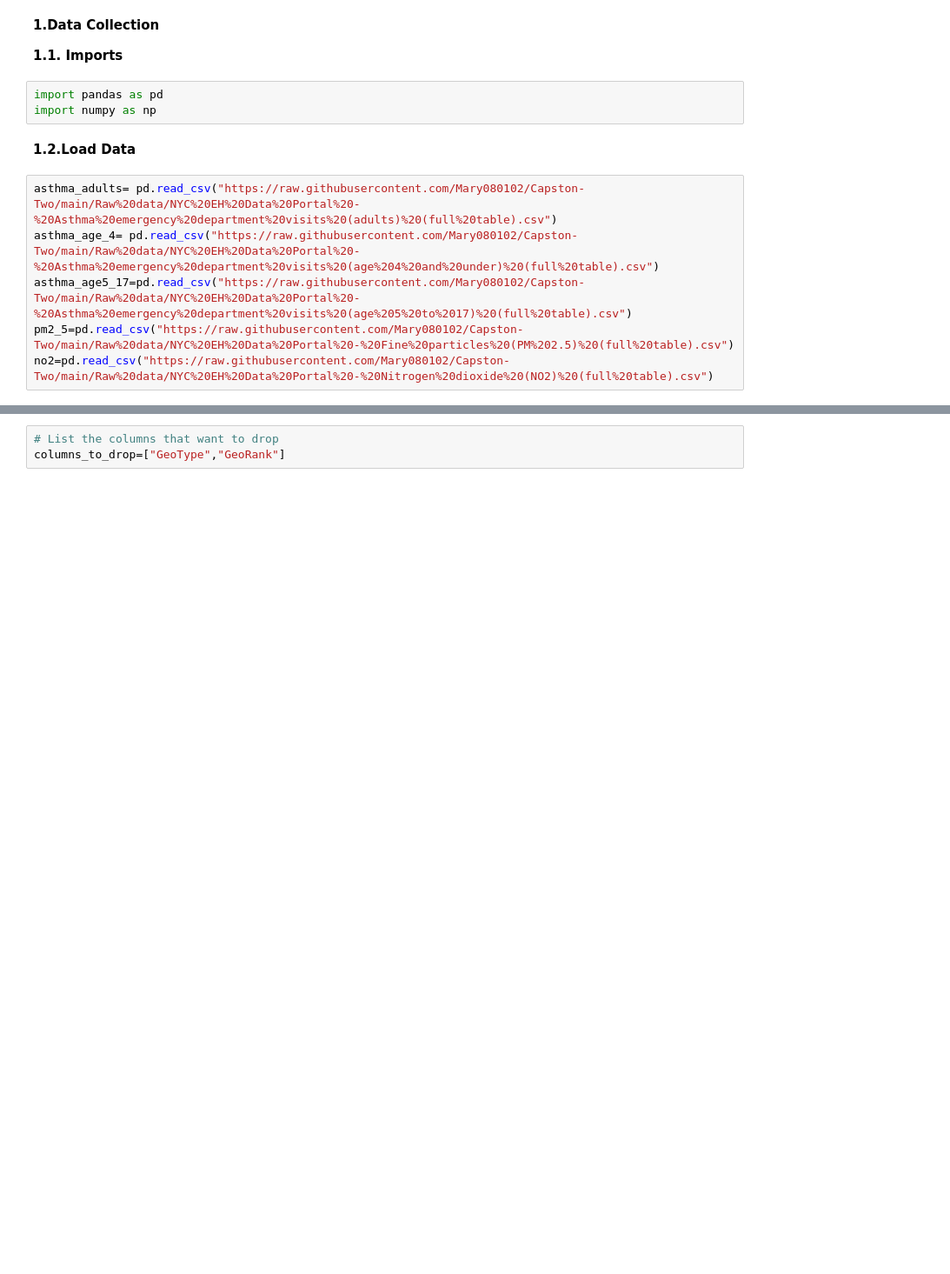
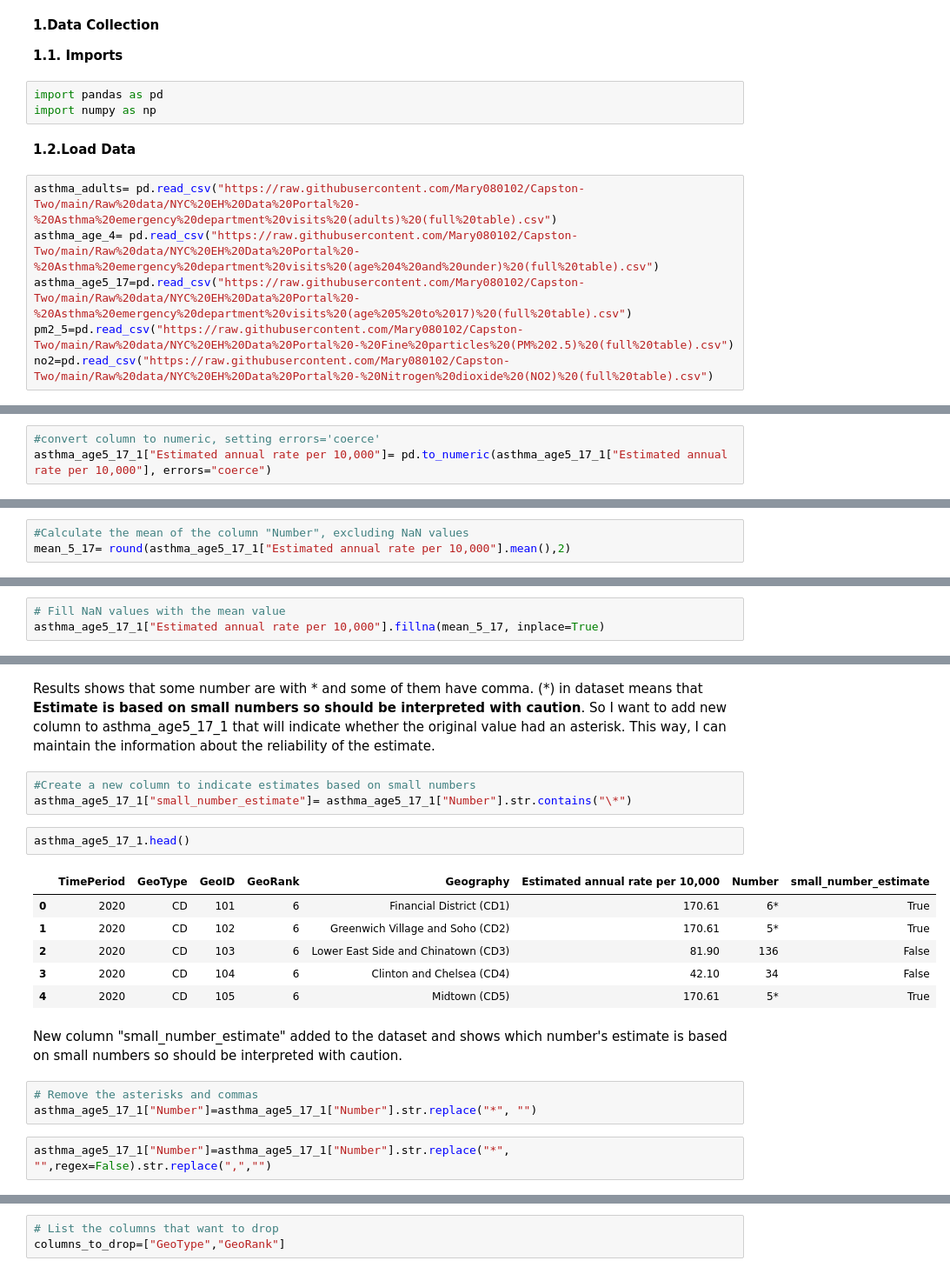
Before and after one commit to Mary080102/Capston-Two, a Jupyter notebook: Air quality Capston- Data wrangling.ipynb, the cells around one changed output, grey strips where cells are left out. Shown at 87% size. Cells and saved outputs as stored; diff of their text form; blank space fills up the shorter version.

```diff
--- a/Air quality Capston- Data wrangling.ipynb
+++ b/Air quality Capston- Data wrangling.ipynb
@@ -58,0 +323,3 @@ print(no2.head())
+# %%
+#convert column to numeric, setting errors='coerce'
+asthma_age5_17_1["Estimated annual rate per 10,000"]= pd.to_numeric(asthma_age5_17_1["Estimated annual rate per 10,000"], errors="coerce")
@@ -58,0 +332,3 @@ print(no2.head())
+# %%
+#Calculate the mean of the column "Number", excluding NaN values
+mean_5_17= round(asthma_age5_17_1["Estimated annual rate per 10,000"].mean(),2)
@@ -58,0 +339,3 @@ print(no2.head())
+# %%
+# Fill NaN values with the mean value
+asthma_age5_17_1["Estimated annual rate per 10,000"].fillna(mean_5_17, inplace=True)
@@ -58,0 +363,21 @@ print(no2.head())
+# %% [markdown]
+Results shows that some number are with * and some of them have comma. (*) in dataset means that **Estimate is based on small numbers so should be interpreted with caution**. So I want to add new column to asthma_age5_17_1 that will indicate whether the original value had an asterisk. This way, I can maintain the information about the reliability of the estimate.
+# %%
+#Create a new column to indicate estimates based on small numbers
+asthma_age5_17_1["small_number_estimate"]= asthma_age5_17_1["Number"].str.contains("\*")
+# %%
+asthma_age5_17_1.head()
+# %% [output]
+|  | TimePeriod | GeoType | GeoID | GeoRank | Geography | Estimated annual rate per 10,000 | Number | small_number_estimate |
+| 0 | 2020 | CD | 101 | 6 | Financial District (CD1) | 170.61 | 6* | True |
+| 1 | 2020 | CD | 102 | 6 | Greenwich Village and Soho (CD2) | 170.61 | 5* | True |
+| 2 | 2020 | CD | 103 | 6 | Lower East Side and Chinatown (CD3) | 81.90 | 136 | False |
+| 3 | 2020 | CD | 104 | 6 | Clinton and Chelsea (CD4) | 42.10 | 34 | False |
+| 4 | 2020 | CD | 105 | 6 | Midtown (CD5) | 170.61 | 5* | True |
+# %% [markdown]
+New column "small_number_estimate" added to the dataset and shows which number's estimate is based on small numbers so should be interpreted with caution.
+# %%
+# Remove the asterisks and commas
+asthma_age5_17_1["Number"]=asthma_age5_17_1["Number"].str.replace("*", "")
+# %%
+asthma_age5_17_1["Number"]=asthma_age5_17_1["Number"].str.replace("*", "",regex=False).str.replace(",","")
```
Also changed, not shown: parts of 182 cells of this notebook.
